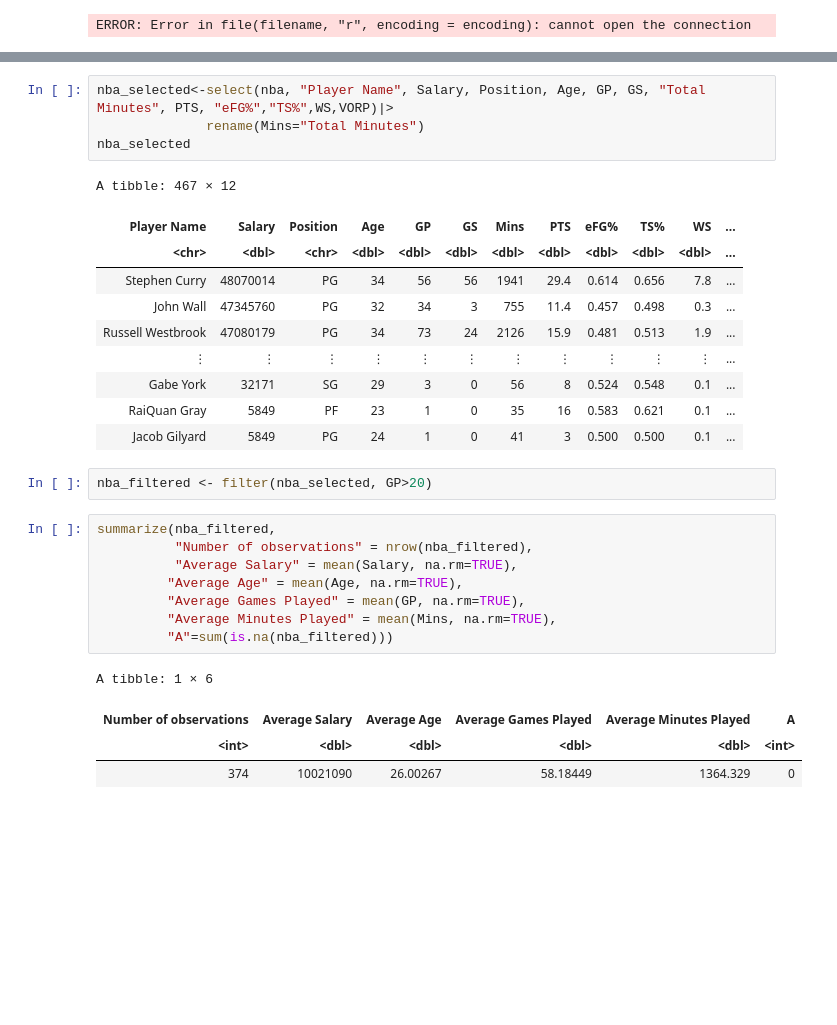
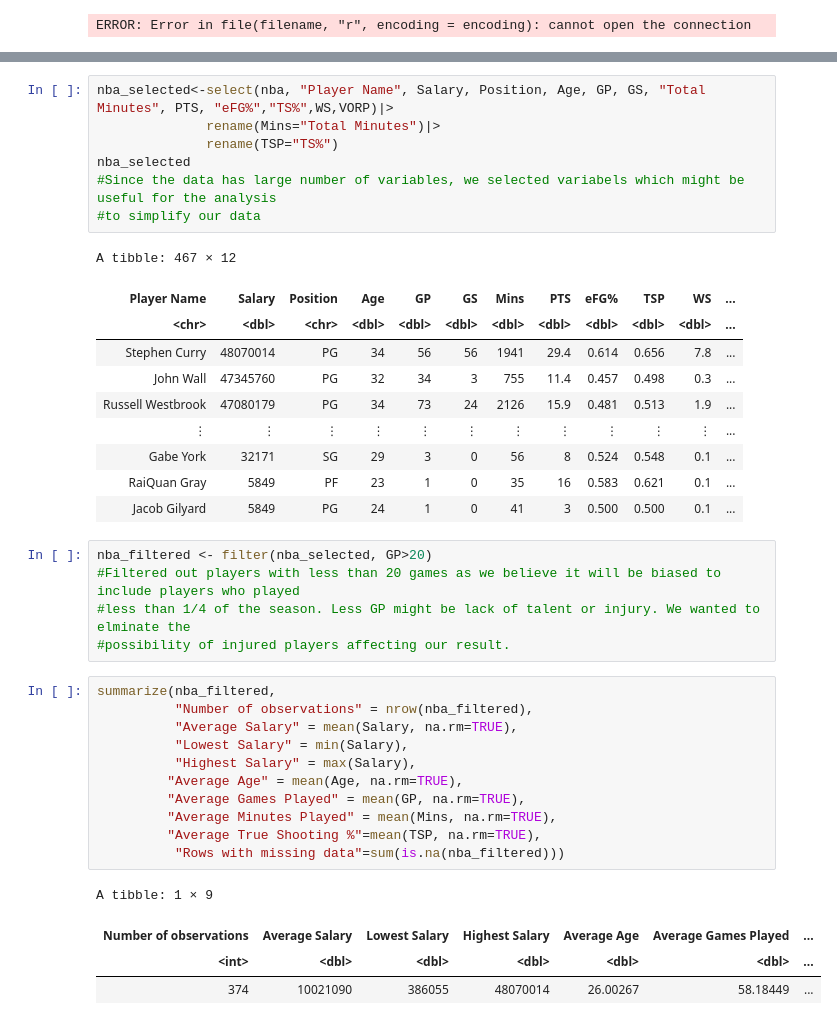
Before and after one commit to Kotaro16/DSCI_100_Group_Project, a Jupyter notebook: nba_22_23.ipynb, the cells around one changed output, grey strips where cells are left out. Cells and saved outputs as stored; diff of their text form; blank space fills up the shorter version.

Commit message:
Fixed table and Visualization + touch up
 made the summary table better, added visualization of salary and also sections to add comments for each parts of the proposal

```diff
--- a/nba_22_23.ipynb
+++ b/nba_22_23.ipynb
@@ -54,11 +57,14 @@ A spec_tbl_df: 467 × 52
 | 466 | Jacob Gilyard | 5849 | PG | 24 | MEM | 1 | 0 | 41.0 | 1.0 | ⋯ | ... |
 # %%
 nba_selected<-select(nba, "Player Name", Salary, Position, Age, GP, GS, "Total Minutes", PTS, "eFG%","TS%",WS,VORP)|>
-              rename(Mins="Total Minutes")
+              rename(Mins="Total Minutes")|>
+              rename(TSP="TS%")
 nba_selected
+#Since the data has large number of variables, we selected variabels which might be useful for the analysis
+#to simplify our data
 # %% [output]
 A tibble: 467 × 12
-| Player Name | Salary | Position | Age | GP | GS | Mins | PTS | eFG% | TS% | WS | ... |
+| Player Name | Salary | Position | Age | GP | GS | Mins | PTS | eFG% | TSP | WS | ... |
 | <chr> | <dbl> | <chr> | <dbl> | <dbl> | <dbl> | <dbl> | <dbl> | <dbl> | <dbl> | <dbl> | ... |
 | Stephen Curry | 48070014 | PG | 34 | 56 | 56 | 1941 | 29.4 | 0.614 | 0.656 | 7.8 | ... |
 | John Wall | 47345760 | PG | 32 | 34 | 3 | 755 | 11.4 | 0.457 | 0.498 | 0.3 | ... |
@@ -69,16 +75,22 @@ A tibble: 467 × 12
 | Jacob Gilyard | 5849 | PG | 24 | 1 | 0 | 41 | 3 | 0.500 | 0.500 | 0.1 | ... |
 # %%
 nba_filtered <- filter(nba_selected, GP>20)
+#Filtered out players with less than 20 games as we believe it will be biased to include players who played
+#less than 1/4 of the season. Less GP might be lack of talent or injury. We wanted to elminate the
+#possibility of injured players affecting our result.
 # %%
 summarize(nba_filtered,
           "Number of observations" = nrow(nba_filtered),
           "Average Salary" = mean(Salary, na.rm=TRUE),
+          "Lowest Salary" = min(Salary),
+          "Highest Salary" = max(Salary),
          "Average Age" = mean(Age, na.rm=TRUE),
          "Average Games Played" = mean(GP, na.rm=TRUE),
          "Average Minutes Played" = mean(Mins, na.rm=TRUE),
-         "A"=sum(is.na(nba_filtered)))
+         "Average True Shooting %"=mean(TSP, na.rm=TRUE),
+          "Rows with missing data"=sum(is.na(nba_filtered)))
 # %% [output]
-A tibble: 1 × 6
+A tibble: 1 × 9
-| Number of observations | Average Salary | Average Age | Average Games Played | Average Minutes Played | A |
-| <int> | <dbl> | <dbl> | <dbl> | <dbl> | <int> |
-| 374 | 10021090 | 26.00267 | 58.18449 | 1364.329 | 0 |
+| Number of observations | Average Salary | Lowest Salary | Highest Salary | Average Age | Average Games Played | ... |
+| <int> | <dbl> | <dbl> | <dbl> | <dbl> | <dbl> | ... |
+| 374 | 10021090 | 386055 | 48070014 | 26.00267 | 58.18449 | ... |
```
Also changed, not shown: parts of 6 cells of this notebook.
